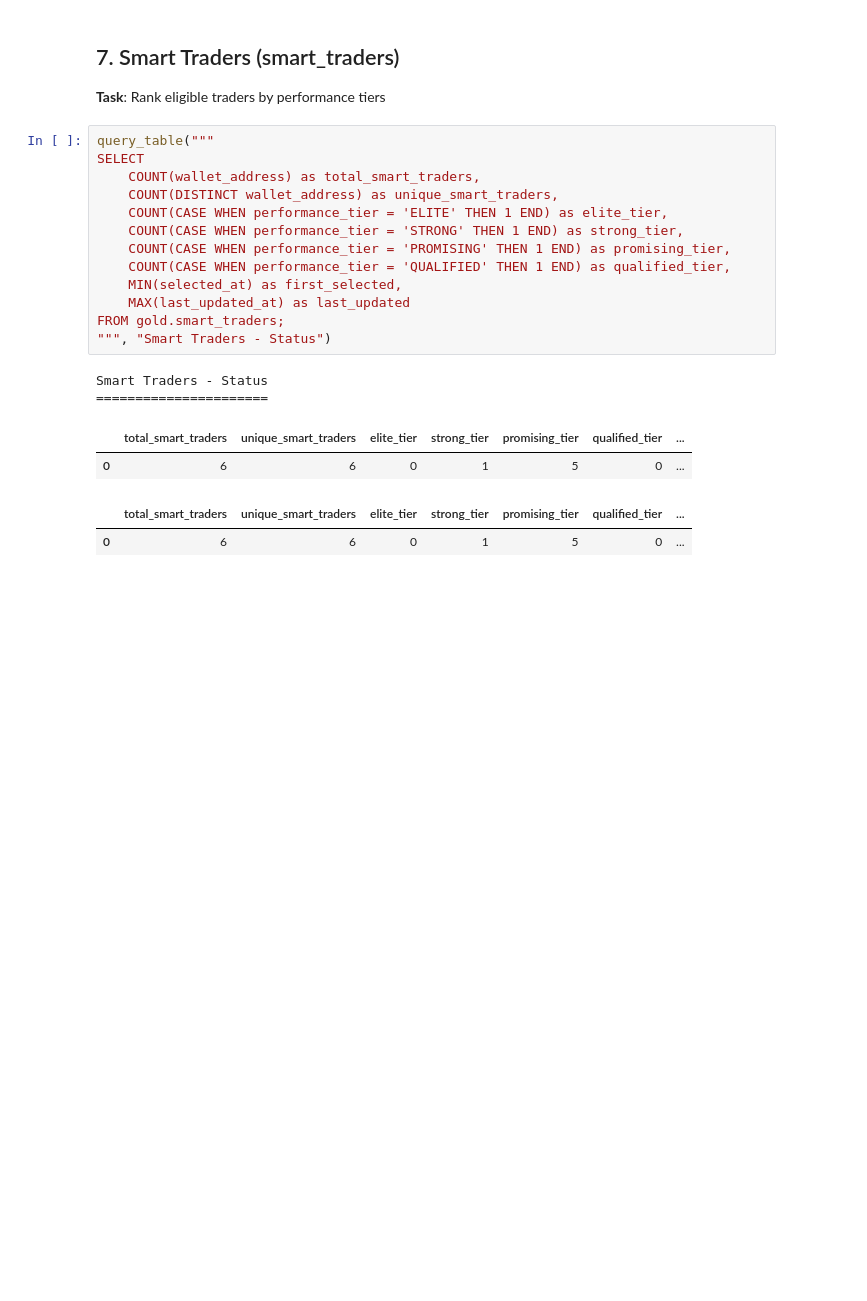
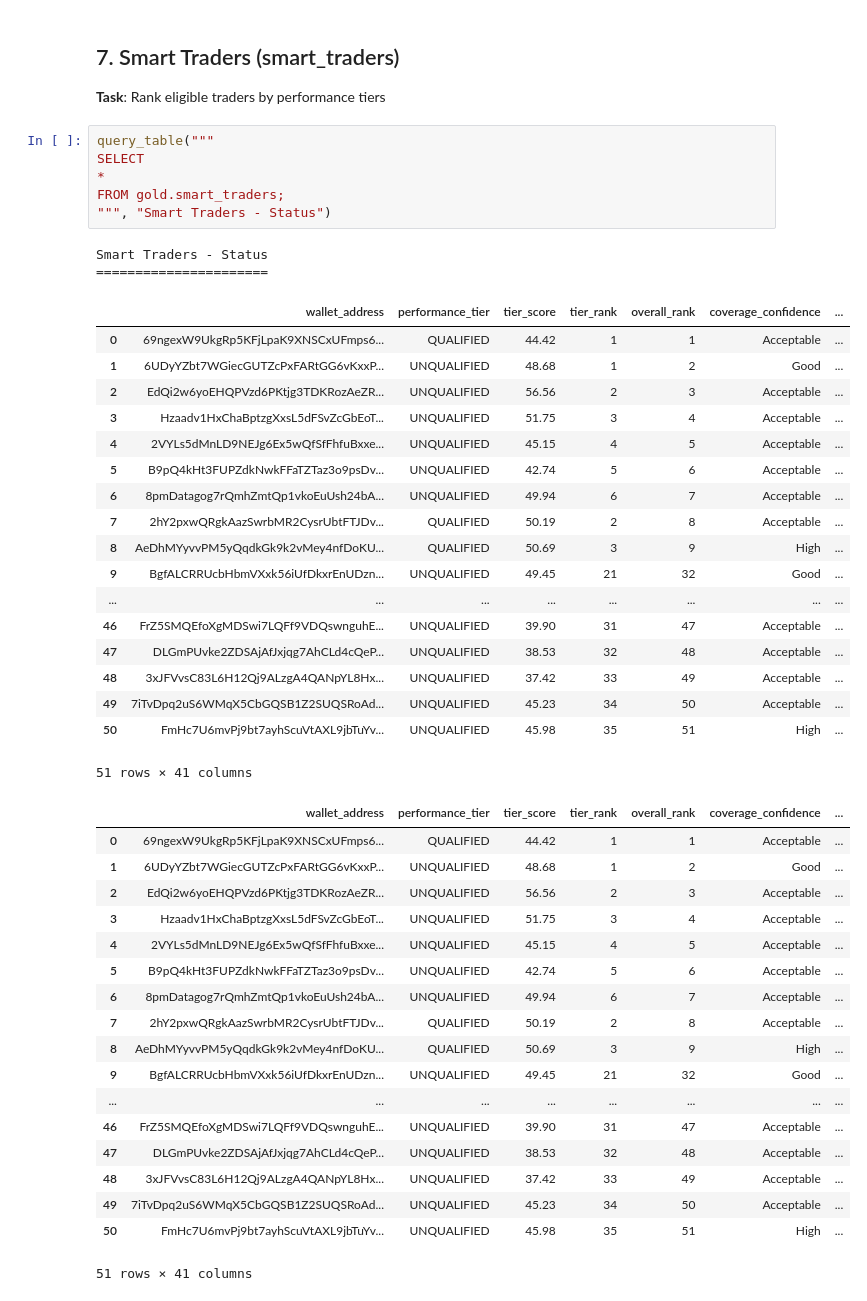
Before and after one commit to jgupdogg/smart-traders, a Jupyter notebook: notebooks/database_explorer.ipynb, the cells around one changed output. Saved outputs shown, nothing was run; the diff lists cells and outputs as text; blank space fills up the shorter version.

```diff
--- a/notebooks/database_explorer.ipynb
+++ b/notebooks/database_explorer.ipynb
@@ -293,23 +335,48 @@ df
 # %% [markdown]
 ## 7. Smart Traders (smart_traders)
 **Task**: Rank eligible traders by performance tiers
-# %%
-query_table("""
-SELECT
-    COUNT(wallet_address) as total_smart_traders,
-    COUNT(DISTINCT wallet_address) as unique_smart_traders,
-    COUNT(CASE WHEN performance_tier = 'ELITE' THEN 1 END) as elite_tier,
-    COUNT(CASE WHEN performance_tier = 'STRONG' THEN 1 END) as strong_tier,
-    COUNT(CASE WHEN performance_tier = 'PROMISING' THEN 1 END) as promising_tier,
-    COUNT(CASE WHEN performance_tier = 'QUALIFIED' THEN 1 END) as qualified_tier,
-    MIN(selected_at) as first_selected,
-    MAX(last_updated_at) as last_updated
-FROM gold.smart_traders;
-""", "Smart Traders - Status")
-# %% [output]
-Smart Traders - Status
-======================
-|  | total_smart_traders | unique_smart_traders | elite_tier | strong_tier | promising_tier | qualified_tier | ... |
-| 0 | 6 | 6 | 0 | 1 | 5 | 0 | ... |
-|  | total_smart_traders | unique_smart_traders | elite_tier | strong_tier | promising_tier | qualified_tier | ... |
-| 0 | 6 | 6 | 0 | 1 | 5 | 0 | ... |
+# %%
+query_table("""
+SELECT
+*
+FROM gold.smart_traders;
+""", "Smart Traders - Status")
+# %% [output]
+Smart Traders - Status
+======================
+|  | wallet_address | performance_tier | tier_score | tier_rank | overall_rank | coverage_confidence | ... |
+| 0 | 69ngexW9UkgRp5KFjLpaK9XNSCxUFmps6... | QUALIFIED | 44.42 | 1 | 1 | Acceptable | ... |
+| 1 | 6UDyYZbt7WGiecGUTZcPxFARtGG6vKxxP... | UNQUALIFIED | 48.68 | 1 | 2 | Good | ... |
+| 2 | EdQi2w6yoEHQPVzd6PKtjg3TDKRozAeZR... | UNQUALIFIED | 56.56 | 2 | 3 | Acceptable | ... |
+| 3 | Hzaadv1HxChaBptzgXxsL5dFSvZcGbEoT... | UNQUALIFIED | 51.75 | 3 | 4 | Acceptable | ... |
+| 4 | 2VYLs5dMnLD9NEJg6Ex5wQfSfFhfuBxxe... | UNQUALIFIED | 45.15 | 4 | 5 | Acceptable | ... |
+| 5 | B9pQ4kHt3FUPZdkNwkFFaTZTaz3o9psDv... | UNQUALIFIED | 42.74 | 5 | 6 | Acceptable | ... |
+| 6 | 8pmDatagog7rQmhZmtQp1vkoEuUsh24bA... | UNQUALIFIED | 49.94 | 6 | 7 | Acceptable | ... |
+| 7 | 2hY2pxwQRgkAazSwrbMR2CysrUbtFTJDv... | QUALIFIED | 50.19 | 2 | 8 | Acceptable | ... |
+| 8 | AeDhMYyvvPM5yQqdkGk9k2vMey4nfDoKU... | QUALIFIED | 50.69 | 3 | 9 | High | ... |
+| 9 | BgfALCRRUcbHbmVXxk56iUfDkxrEnUDzn... | UNQUALIFIED | 49.45 | 21 | 32 | Good | ... |
+| ... | ... | ... | ... | ... | ... | ... | ... |
+| 46 | FrZ5SMQEfoXgMDSwi7LQFf9VDQswnguhE... | UNQUALIFIED | 39.90 | 31 | 47 | Acceptable | ... |
+| 47 | DLGmPUvke2ZDSAjAfJxjqg7AhCLd4cQeP... | UNQUALIFIED | 38.53 | 32 | 48 | Acceptable | ... |
+| 48 | 3xJFVvsC83L6H12Qj9ALzgA4QANpYL8Hx... | UNQUALIFIED | 37.42 | 33 | 49 | Acceptable | ... |
+| 49 | 7iTvDpq2uS6WMqX5CbGQSB1Z2SUQSRoAd... | UNQUALIFIED | 45.23 | 34 | 50 | Acceptable | ... |
+| 50 | FmHc7U6mvPj9bt7ayhScuVtAXL9jbTuYv... | UNQUALIFIED | 45.98 | 35 | 51 | High | ... |
+51 rows × 41 columns
+|  | wallet_address | performance_tier | tier_score | tier_rank | overall_rank | coverage_confidence | ... |
+| 0 | 69ngexW9UkgRp5KFjLpaK9XNSCxUFmps6... | QUALIFIED | 44.42 | 1 | 1 | Acceptable | ... |
+| 1 | 6UDyYZbt7WGiecGUTZcPxFARtGG6vKxxP... | UNQUALIFIED | 48.68 | 1 | 2 | Good | ... |
+| 2 | EdQi2w6yoEHQPVzd6PKtjg3TDKRozAeZR... | UNQUALIFIED | 56.56 | 2 | 3 | Acceptable | ... |
+| 3 | Hzaadv1HxChaBptzgXxsL5dFSvZcGbEoT... | UNQUALIFIED | 51.75 | 3 | 4 | Acceptable | ... |
+| 4 | 2VYLs5dMnLD9NEJg6Ex5wQfSfFhfuBxxe... | UNQUALIFIED | 45.15 | 4 | 5 | Acceptable | ... |
+| 5 | B9pQ4kHt3FUPZdkNwkFFaTZTaz3o9psDv... | UNQUALIFIED | 42.74 | 5 | 6 | Acceptable | ... |
+| 6 | 8pmDatagog7rQmhZmtQp1vkoEuUsh24bA... | UNQUALIFIED | 49.94 | 6 | 7 | Acceptable | ... |
+| 7 | 2hY2pxwQRgkAazSwrbMR2CysrUbtFTJDv... | QUALIFIED | 50.19 | 2 | 8 | Acceptable | ... |
+| 8 | AeDhMYyvvPM5yQqdkGk9k2vMey4nfDoKU... | QUALIFIED | 50.69 | 3 | 9 | High | ... |
+| 9 | BgfALCRRUcbHbmVXxk56iUfDkxrEnUDzn... | UNQUALIFIED | 49.45 | 21 | 32 | Good | ... |
+| ... | ... | ... | ... | ... | ... | ... | ... |
+| 46 | FrZ5SMQEfoXgMDSwi7LQFf9VDQswnguhE... | UNQUALIFIED | 39.90 | 31 | 47 | Acceptable | ... |
+| 47 | DLGmPUvke2ZDSAjAfJxjqg7AhCLd4cQeP... | UNQUALIFIED | 38.53 | 32 | 48 | Acceptable | ... |
+| 48 | 3xJFVvsC83L6H12Qj9ALzgA4QANpYL8Hx... | UNQUALIFIED | 37.42 | 33 | 49 | Acceptable | ... |
+| 49 | 7iTvDpq2uS6WMqX5CbGQSB1Z2SUQSRoAd... | UNQUALIFIED | 45.23 | 34 | 50 | Acceptable | ... |
+| 50 | FmHc7U6mvPj9bt7ayhScuVtAXL9jbTuYv... | UNQUALIFIED | 45.98 | 35 | 51 | High | ... |
+51 rows × 41 columns
```
Also changed, not shown: parts of 10 cells of this notebook, 9 other files.
